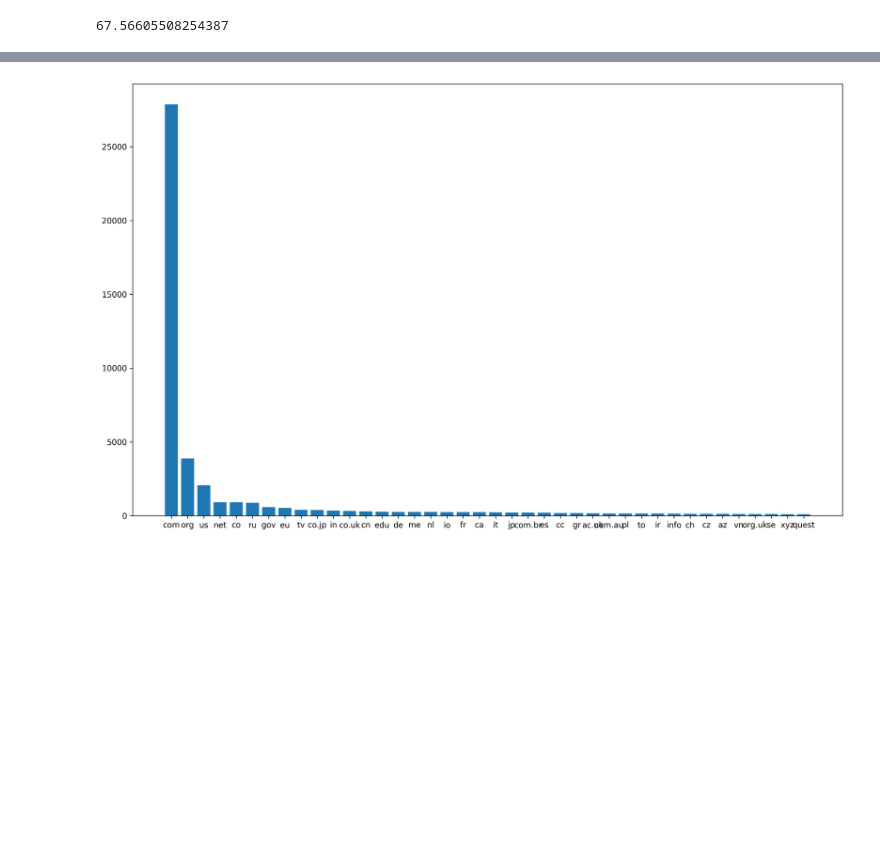
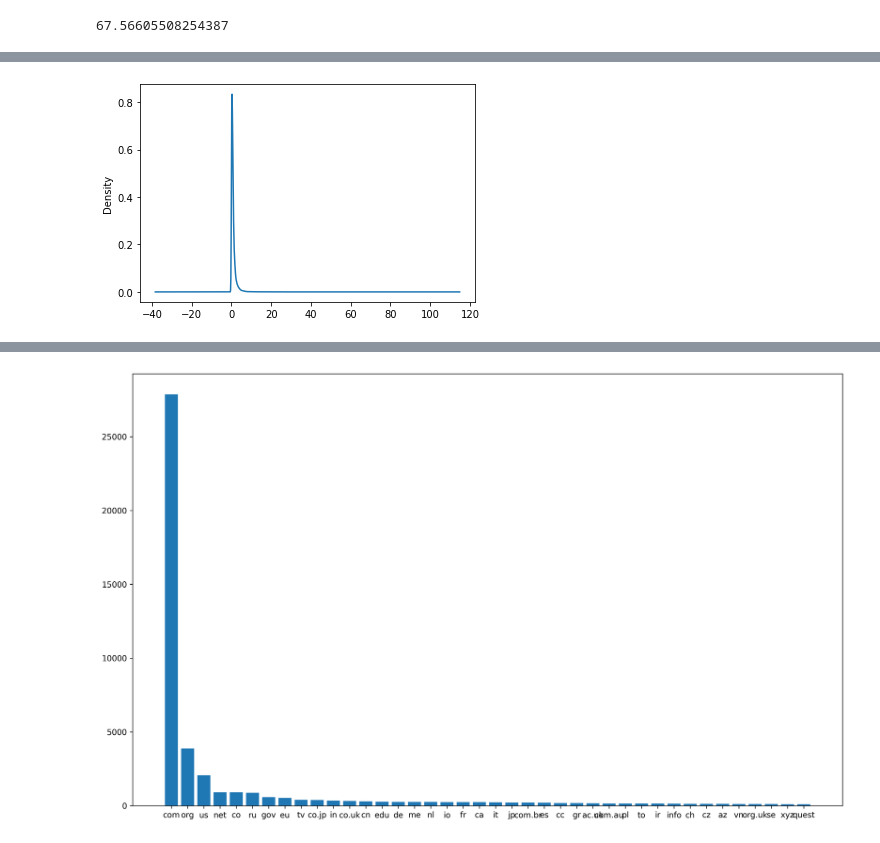
Before and after one commit to ivanivanov10101/bachelor-project, a Jupyter notebook: src/notebook.ipynb, the cells around one changed output, grey strips where cells are left out. Drawn from its saved outputs; the diff is of its cells as text; code cells hidden in the pictures; blank space fills up the shorter version.

```diff
--- a/src/notebook.ipynb
+++ b/src/notebook.ipynb
@@ -247,0 +269,5 @@ top3_tld_percentage
+# %%
+# Used for plots WITH outliers
+ax = df["Statistics: CO2 Grams, Grid"].plot.kde()
+# %% [output]
+[figure, added]
```
Also changed, not shown: parts of 5 cells of this notebook, 5 other files.
